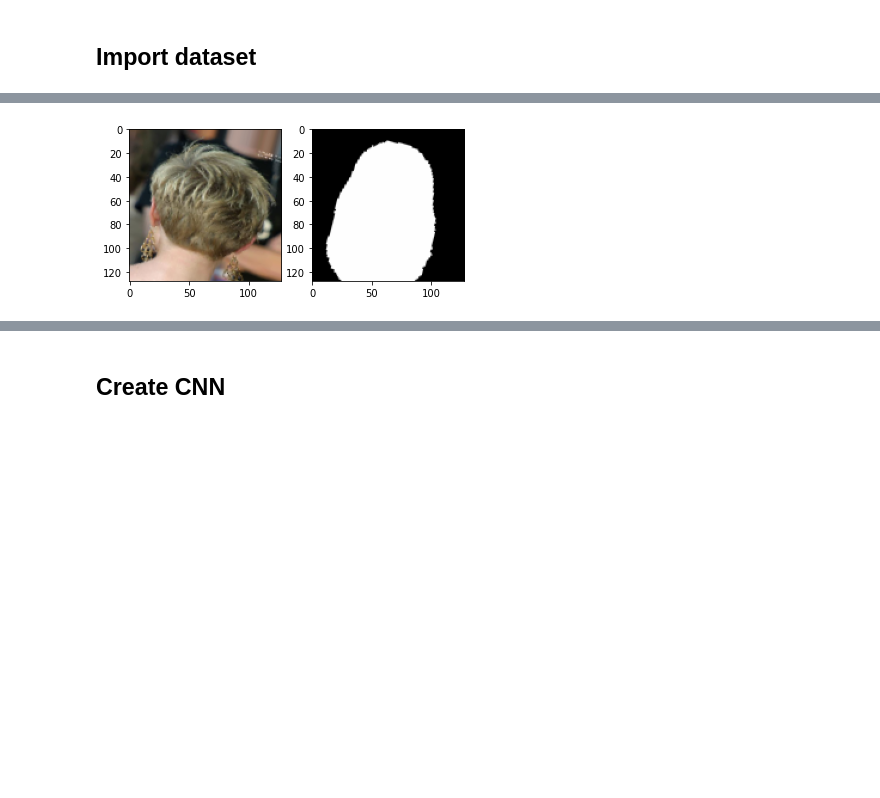
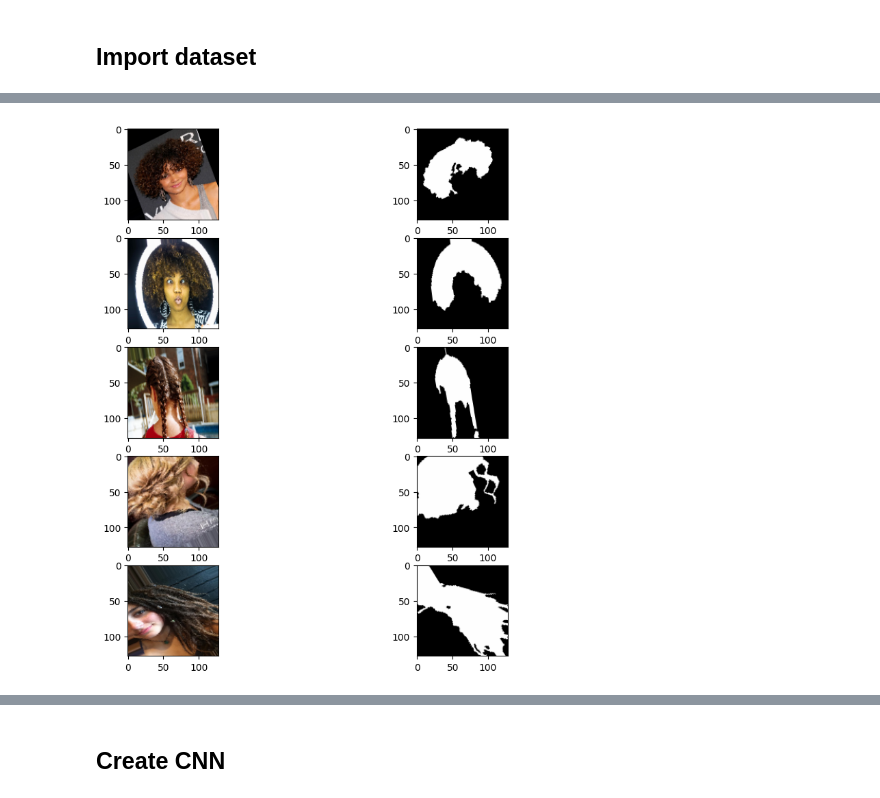
Before and after one commit to Kainasu/hair-seg-project, a Jupyter notebook: hair-segmentation-generator.ipynb, the cells around one changed output, grey strips where cells are left out. Drawn from its saved outputs; the diff is of its cells as text; code cells hidden in the pictures; blank space fills up the shorter version.

Commit message:
tensorflow data augmentation

```diff
--- a/hair-segmentation-generator.ipynb
+++ b/hair-segmentation-generator.ipynb
@@ -12,7 +12,7 @@ import tensorflow as tf
 from keras.preprocessing.image import ImageDataGenerator
 device = 'cuda' if torch.cuda.is_available() else 'cpu'
 print(device)
-collab = True
+collab = False
 # %% [output]
 cuda
 # %%
@@ -25,13 +25,12 @@ cuda
 class HairDataset(td.Dataset):
 
     #mode should be 'Training' or 'Testing'
-    def __init__(self, img_dir, gt_dir, mode='Training', image_size=(128, 128)):
+    def __init__(self, data_dir, image_size=(128, 128)):
         super(HairDataset, self).__init__()
-        self.mode = mode
         self.image_size = image_size
-        self.images_dir = os.path.join(img_dir, mode)
+        self.images_dir = os.path.join(data_dir, 'imgs/Original')
         self.images = sorted(os.listdir(self.images_dir))
-        self.targets_dir = os.path.join(gt_dir, mode)
+        self.targets_dir = os.path.join(data_dir, 'masks/GT')
         self.targets = sorted(os.listdir(self.targets_dir))
 
     def __len__(self):
@@ -52,15 +51,13 @@ else :
     #!unzip /Figaro1k.zip -d /
 
 
-img_dir = os.path.join(root_dir, 'Figaro1k/Original')
-gt_dir = os.path.join(root_dir, 'Figaro1k/GT')
+train_dir = os.path.join(root_dir, 'Figaro1k/Training')
+test_dir = os.path.join(root_dir, 'Figaro1k/Testing')
 
 
 # build training and testing set
-train_set =  HairDataset(img_dir=img_dir, gt_dir=gt_dir, mode='Training')
-#test_set =  HairDataset(img_dir=img_dir, gt_dir=gt_dir, mode='Testing')
-print("Nombre d'images dans le training set avant augmentation:", len(train_set))
-#print("Nombre d'images dans le testing set apres augmentation:", len(test_set))
+train_set =  HairDataset(train_dir)
+test_set =  HairDataset(test_dir)
 
 # Seperate orignals and ground truth
 def image_mask_separator(dataset):
@@ -72,12 +69,11 @@ def image_mask_separator(dataset):
     return np.array(X), np.array(y)
 
 X_train, y_train = image_mask_separator(train_set)
-#X_test, y_test = image_mask_separator(test_set)
+X_test, y_test = image_mask_separator(test_set)
 
-
-# Augmentation
+# data augmentation
 data_gen_args = dict(featurewise_center=True,
-                     rotation_range=90,
+                     rotation_range=30,
                      width_shift_range=0.1,
                      height_shift_range=0.1,
                      validation_split=0.2,
@@ -85,41 +81,40 @@ data_gen_args = dict(featurewise_center=True,
 
 image_datagen = ImageDataGenerator(**data_gen_args)
 mask_datagen = ImageDataGenerator(**data_gen_args)
+
 # Provide the same seed and keyword arguments to the fit and flow methods
 seed = 1
 image_datagen.fit(X_train, augment=True, seed=seed)
 mask_datagen.fit(y_train[:,:,:,np.newaxis], augment=True, seed=seed)
 image_train_generator = image_datagen.flow_from_directory(
-    os.path.join(img_dir),
-    target_size=(128, 128),
+    os.path.join(train_dir, 'imgs'),
+    target_size=(128,128),
     class_mode=None,
-    batch_size=1,
-    shuffle=False,
+    batch_size=32,
     seed=seed,
     subset='training')
+
 mask_train_generator = mask_datagen.flow_from_directory(
-    os.path.join(gt_dir),
+    os.path.join(train_dir, 'masks'),
     target_size=(128, 128),
-    batch_size=1,
+    batch_size=32,
     class_mode=None,
-    shuffle=False,
     seed=seed,
     subset='training')
 
 image_val_generator = image_datagen.flow_from_directory(
-    os.path.join(img_dir),
+    os.path.join(train_dir, 'imgs'),
     target_size=(128, 128),
-    batch_size=1,
+    batch_size=32,
     class_mode=None,
-    shuffle=False,
     seed=seed,
     subset='validation')
+
 mask_val_generator = mask_datagen.flow_from_directory(
-    os.path.join(gt_dir),
+    os.path.join(train_dir, 'masks'),
     target_size=(128, 128),
-    batch_size=1,
+    batch_size=32,
     class_mode=None,
-    shuffle=False,
     seed=seed,
     subset='validation')
 
@@ -128,47 +123,14 @@ mask_val_generator = mask_datagen.flow_from_directory(
 train_generator = zip(image_train_generator, mask_train_generator)
 val_generator = zip(image_val_generator, mask_val_generator)
 
+fig = plt.figure(figsize=(10,10))
 i = 0
-for batch in train_generator:
-    plt.subplot(121)
-    plt.imshow(batch[0][0].astype(int))
-    plt.subplot(122)
-    plt.imshow(batch[1][0].astype(int))
+for generator in train_generator:
+    plt.subplot(5,2,1+2*i)
+    plt.imshow(generator[0][i].astype(int))
+    plt.subplot(5,2,2+2*i)
+    plt.imshow(generator[1][i].astype(int))
     i += 1
-    if i % 1 == 0:
+    if i % 5 == 0:
         break
-
-# data augmentation
-def data_augmentation(images, masks):
-    X = []
-    y = []
-    for image, mask in zip(images, masks):
-        X.append(image)
-        y.append(mask)
-        X.append(np.fliplr(image))
-        y.append(np.fliplr(mask))
-        X.append(np.rot90(image))
-        y.append(np.rot90(mask))
-    return np.array(X), np.array(y)
-
-# X_train, y_train = data_augmentation(X_train, y_train)
-# X_test, y_test = data_augmentation(X_test, y_test)
-
-#permutation x_train et y_train
-permutation = np.random.permutation(X_train.shape[0])
-X_train = X_train[permutation]
-y_train = y_train[permutation]
-
-# visualize images
-def visualize_data(images, axes):
-    img, target = images[0], images[1]
-    axes[0].imshow(img)
-    axes[0].set_title('Original image')
-    axes[0].axis('off')
-    axes[1].imshow(target)
-    axes[1].set_title('Ground truth image')
-    axes[1].axis('off')
-
-fig, axes = plt.subplots(ncols=2)
-visualize_data(train_set[5], axes)
 # %% [output]
@@ -180 +141 @@ Found 0 images belonging to 1 classes.
-[figure, old version]
+[figure, new version]
```
Also changed, not shown: parts of 2 cells of this notebook.
